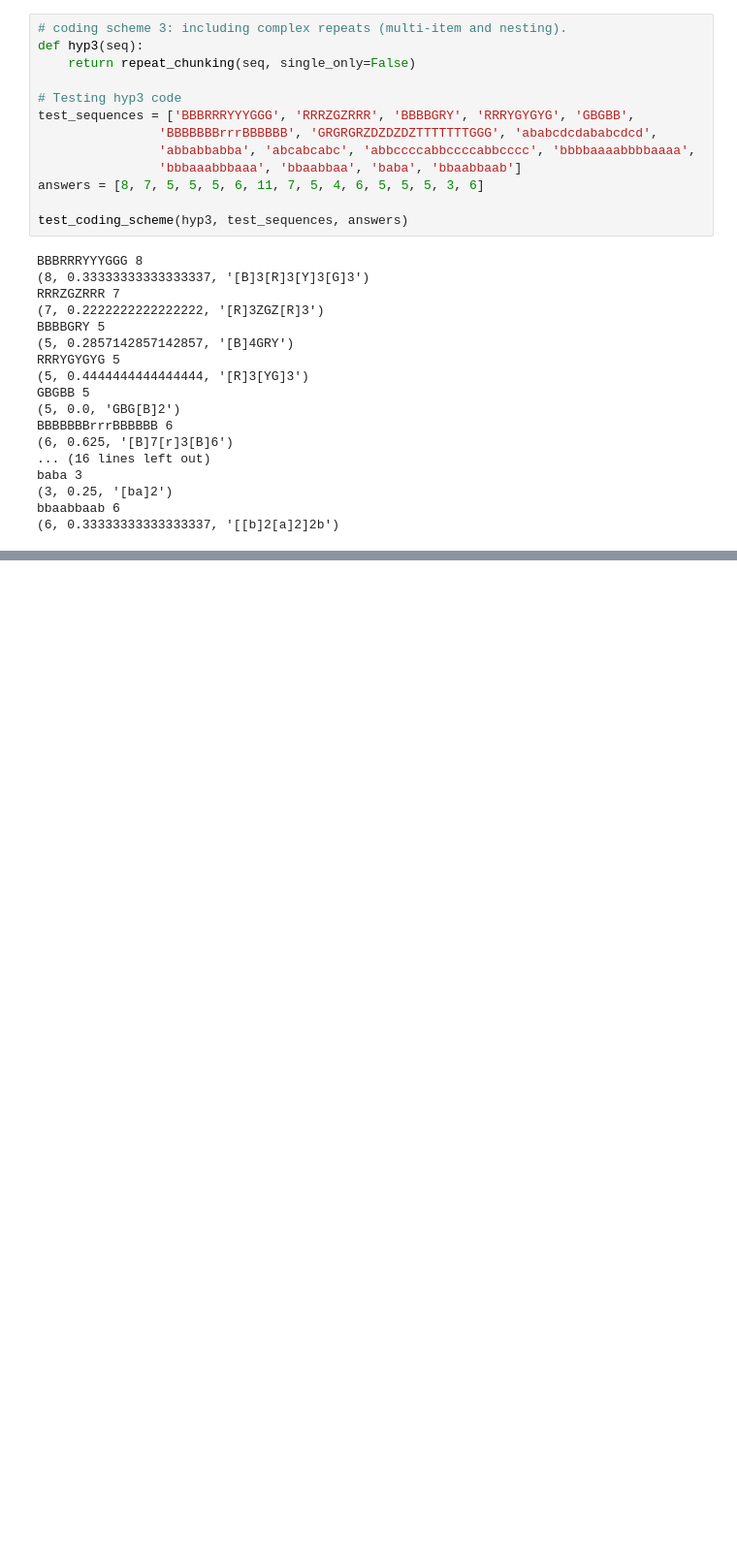
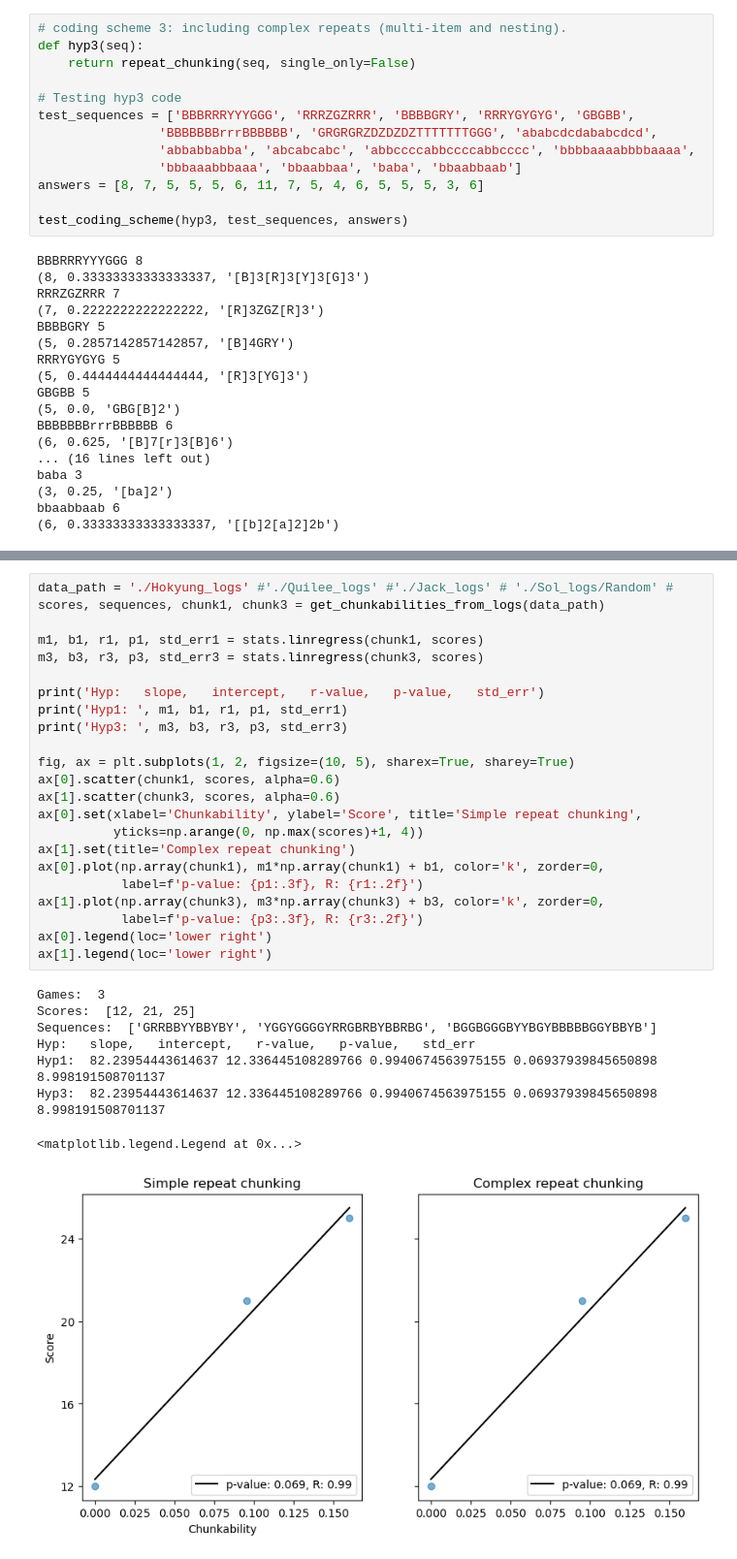
Before and after one commit to qsimeon/PSY1401Projects, a Jupyter notebook: final_project/RepeatsScheme.ipynb, the cells around one changed output, grey strips where cells are left out. Shown at 97% size. Cells and saved outputs as stored; diff of their text form; blank space fills up the shorter version.

```diff
--- a/final_project/RepeatsScheme.ipynb
+++ b/final_project/RepeatsScheme.ipynb
@@ -153,0 +247,32 @@ bbaabbaab 6
+# %%
+data_path = './Hokyung_logs' #'./Quilee_logs' #'./Jack_logs' # './Sol_logs/Random' #
+scores, sequences, chunk1, chunk3 = get_chunkabilities_from_logs(data_path)
+
+m1, b1, r1, p1, std_err1 = stats.linregress(chunk1, scores)
+m3, b3, r3, p3, std_err3 = stats.linregress(chunk3, scores)
+
+print('Hyp:   slope,   intercept,   r-value,   p-value,   std_err')
+print('Hyp1: ', m1, b1, r1, p1, std_err1)
+print('Hyp3: ', m3, b3, r3, p3, std_err3)
+
+fig, ax = plt.subplots(1, 2, figsize=(10, 5), sharex=True, sharey=True)
+ax[0].scatter(chunk1, scores, alpha=0.6)
+ax[1].scatter(chunk3, scores, alpha=0.6)
+ax[0].set(xlabel='Chunkability', ylabel='Score', title='Simple repeat chunking',
+          yticks=np.arange(0, np.max(scores)+1, 4))
+ax[1].set(title='Complex repeat chunking')
+ax[0].plot(np.array(chunk1), m1*np.array(chunk1) + b1, color='k', zorder=0,
+           label=f'p-value: {p1:.3f}, R: {r1:.2f}')
+ax[1].plot(np.array(chunk3), m3*np.array(chunk3) + b3, color='k', zorder=0,
+           label=f'p-value: {p3:.3f}, R: {r3:.2f}')
+ax[0].legend(loc='lower right')
+ax[1].legend(loc='lower right')
+# %% [output]
+Games:  3
+Scores:  [12, 21, 25]
+Sequences:  ['GRRBBYYBBYBY', 'YGGYGGGGYRRGBRBYBBRBG', 'BGGBGGGBYYBGYBBBBBGGYBBYB']
+Hyp:   slope,   intercept,   r-value,   p-value,   std_err
+Hyp1:  82.23954443614637 12.336445108289766 0.9940674563975155 0.06937939845650898 8.998191508701137
+Hyp3:  82.23954443614637 12.336445108289766 0.9940674563975155 0.06937939845650898 8.998191508701137
+<matplotlib.legend.Legend at 0x...>
+[figure, added]
```
Also changed, not shown: parts of 3 cells of this notebook.
